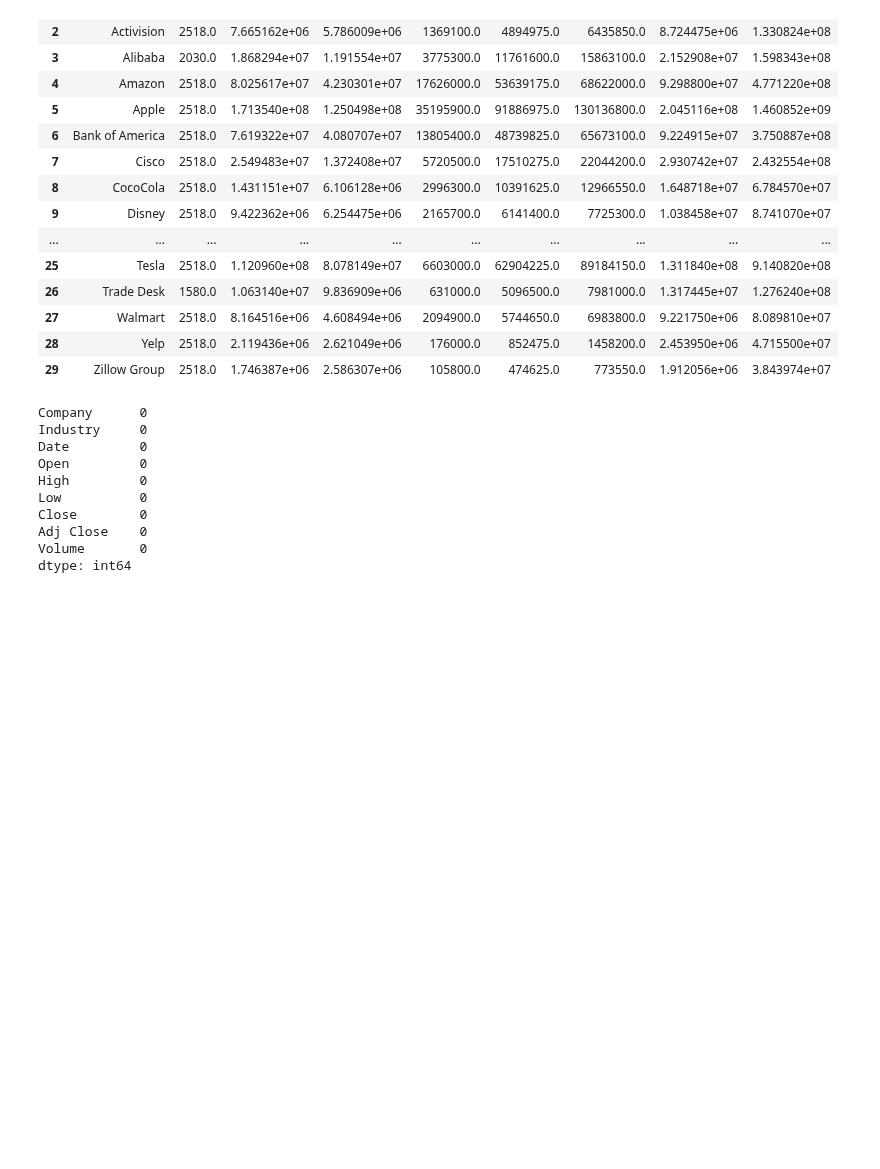
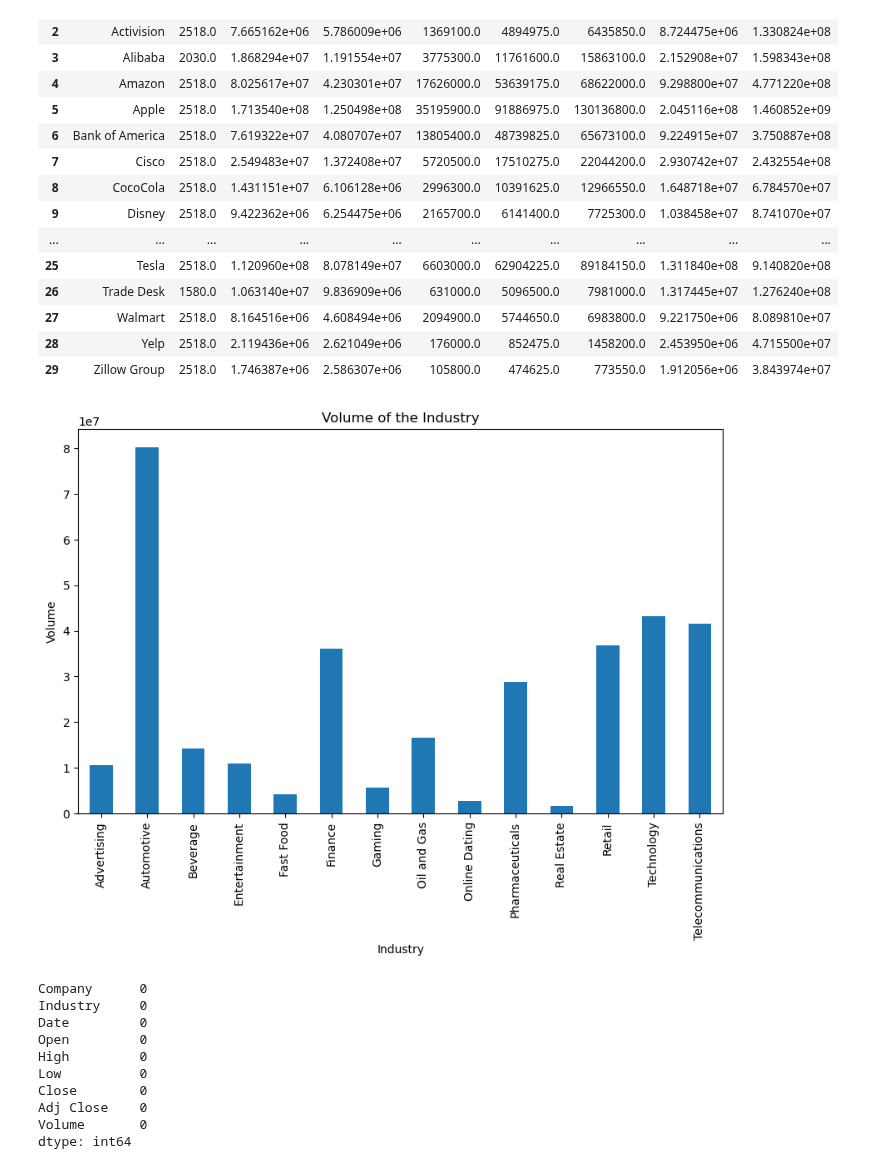
Before and after one commit to ubco-W2022T2-data301/Group35, a Jupyter notebook: analysis/analysis1.ipynb, the cells around one changed output. Cells and saved outputs as stored; diff of their text form; code cells hidden in the pictures; blank space fills up the shorter version.

```diff
--- a/analysis/analysis1.ipynb
+++ b/analysis/analysis1.ipynb
@@ -220,6 +224,20 @@ each_company['Volume'].describe().reset_index()                 # Describe each
 | 27 | Walmart | 2518.0 | 8.164516e+06 | 4.608494e+06 | 2094900.0 | 5744650.0 | 6983800.0 | 9.221750e+06 | 8.089810e+07 |
 | 28 | Yelp | 2518.0 | 2.119436e+06 | 2.621049e+06 | 176000.0 | 852475.0 | 1458200.0 | 2.453950e+06 | 4.715500e+07 |
 | 29 | Zillow Group | 2518.0 | 1.746387e+06 | 2.586307e+06 | 105800.0 | 474625.0 | 773550.0 | 1.912056e+06 | 3.843974e+07 |
+# %%
+import matplotlib.pyplot as plt
+
+# Compute the mean profit by industry
+df_Volume = df.groupby('Industry').mean()['Volume']
+
+# Create a bar chart of the mean profit by industry
+fig,ax = plt.subplots(figsize=(10, 6))
+df_Volume.plot(kind='bar', ax=ax)
+ax.set_ylabel('Volume')
+ax.set_title('Volume of the Industry')
+plt.show()
+# %% [output]
+[figure, added]
 # %%
 # Check for missing data? This step is imprortant because if much data is null, we might have to skip those rows
 missing_values = df.isnull().sum()
```
Also changed, not shown: parts of 8 cells of this notebook, 2 other files.
